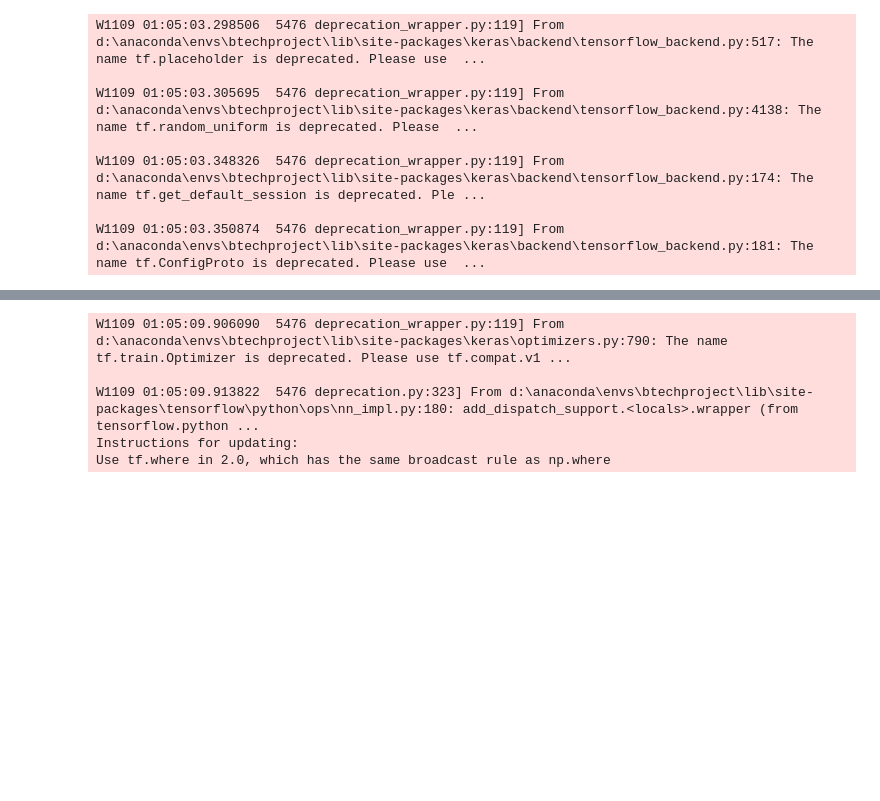
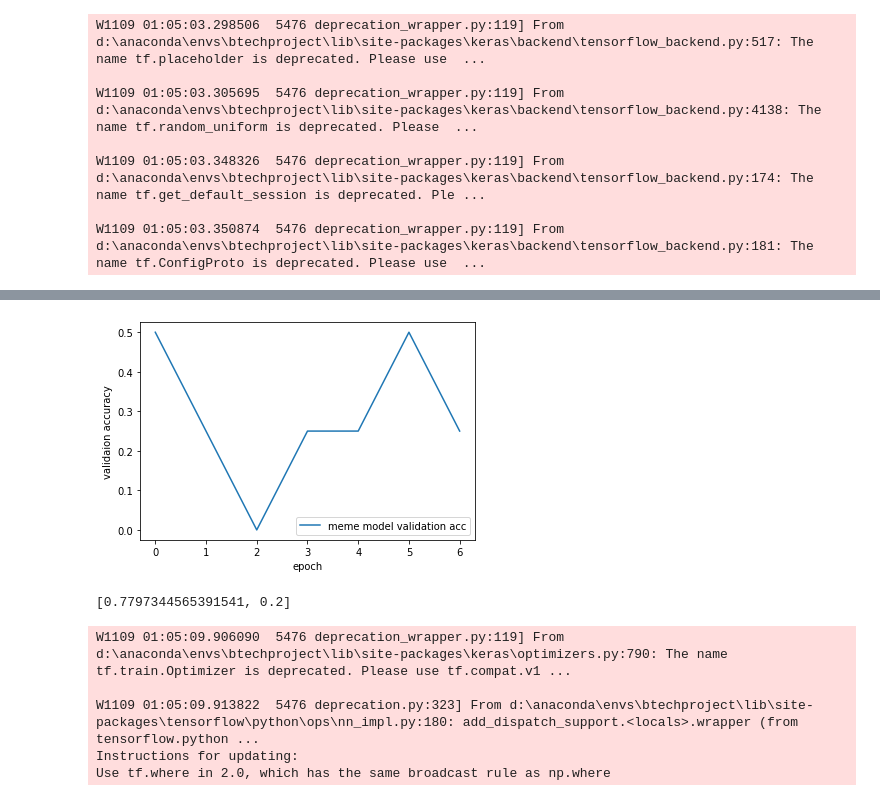
Before and after one commit to jasrajsehmbey/MultiOff, a Jupyter notebook: Stacked_LSTM_VGG16.ipynb, the cells around one changed output, grey strips where cells are left out. Cells and saved outputs as stored; diff of their text form; code cells hidden in the pictures; blank space fills up the shorter version.

```diff
--- a/Stacked_LSTM_VGG16.ipynb
+++ b/Stacked_LSTM_VGG16.ipynb
@@ -174 +276,17 @@ txt_model = Model(inputs = [main_input], outputs=txt_out)
+# %%
+
+# Plotting validation accuracy
+plt.plot(multi_model.history.epoch, multi_model.history.history['val_acc'])
+plt.gca().legend(('meme model validation acc', 'image model validation acc'))
+plt.xlabel('epoch')
+plt.ylabel('validaion accuracy')
+plt.show()
+# %% [output]
+[figure, added]
+# %%
+# Evaluating model by calculating loss and accuracy respectively
+# for combined model
+multi_model.evaluate_generator(img_txt_gen_test, steps=5)
+# %% [output]
+[0.7797344565391541, 0.2]
 # %%
```
Also changed, not shown: parts of 18 cells of this notebook.
